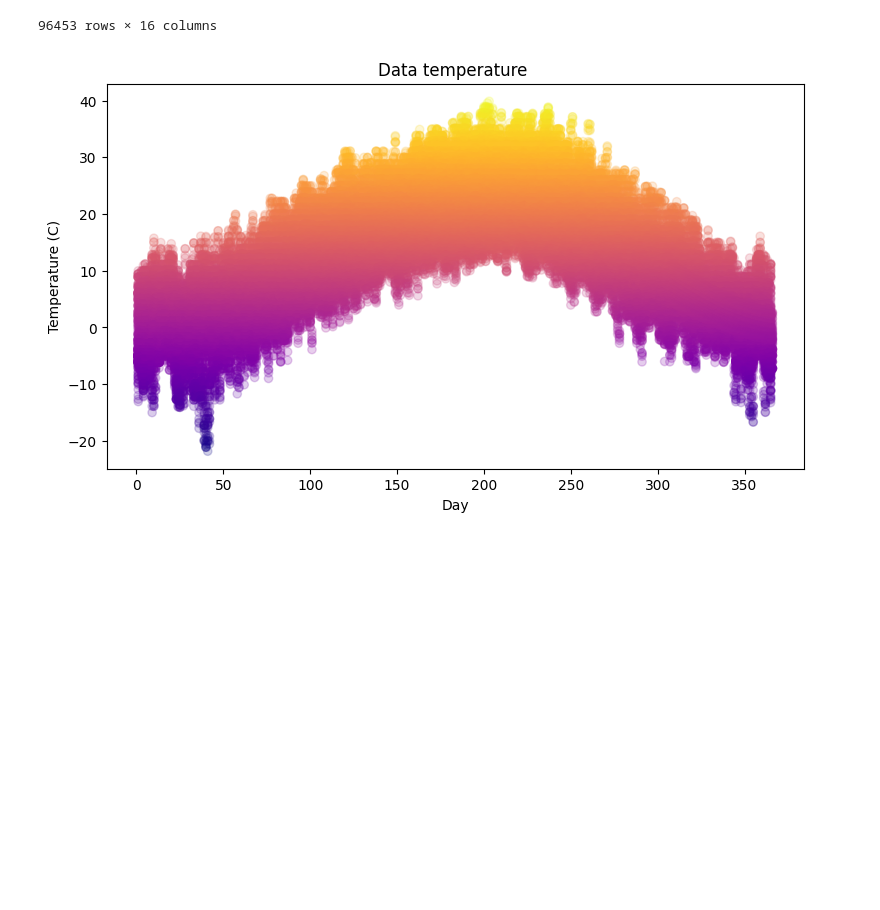
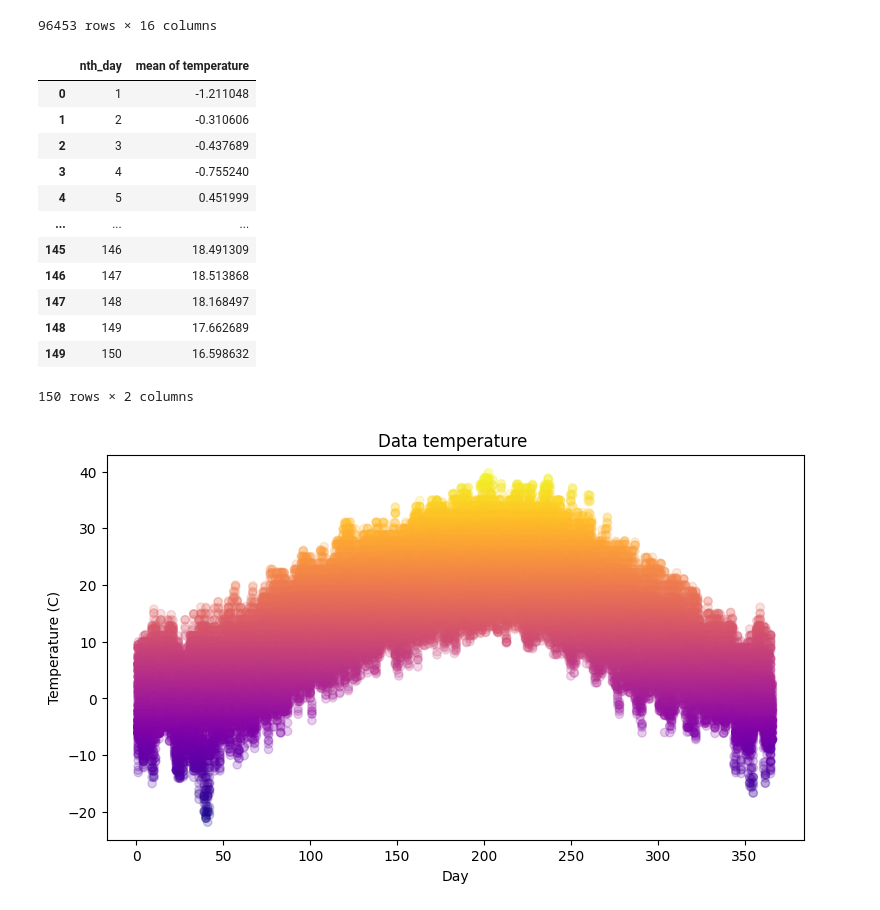
Before and after one commit to Kiana-Jahanshid/PyLearn_MachineLearning, a Jupyter notebook: Assignment_47_perceptron/weather history/weather.ipynb, the cells around one changed output. Saved outputs shown, nothing was run; the diff lists cells and outputs as text; code cells hidden in the pictures; blank space fills up the shorter version.

```diff
--- a/Assignment_47_perceptron/weather history/weather.ipynb
+++ b/Assignment_47_perceptron/weather history/weather.ipynb
@@ -87,6 +87,24 @@ df
 | 96451 | 89722 | 2016-12-31 13:00:00.000 +0100 | Mostly Cloudy | rain | 2.622222 | -0.983333 | 0.83 | ... |
 | 96452 | 89716 | 2016-12-31 07:00:00.000 +0100 | Mostly Cloudy | snow | -1.655556 | -5.350000 | 0.91 | ... |
 96453 rows × 16 columns
+# %%
+new_df = df.copy()
+new_df["mean of temperature"] = new_df["Temperature (C)"]
+new_df.groupby("nth_day")["mean of temperature"].mean().reset_index().head(150)
+# %% [output]
+|  | nth_day | mean of temperature |
+| 0 | 1 | -1.211048 |
+| 1 | 2 | -0.310606 |
+| 2 | 3 | -0.437689 |
+| 3 | 4 | -0.755240 |
+| 4 | 5 | 0.451999 |
+| ... | ... | ... |
+| 145 | 146 | 18.491309 |
+| 146 | 147 | 18.513868 |
+| 147 | 148 | 18.168497 |
+| 148 | 149 | 17.662689 |
+| 149 | 150 | 16.598632 |
+150 rows × 2 columns
 # %%
 plt.figure(figsize=(9,5))
 
```
Also changed, not shown: parts of 4 cells of this notebook, 1 other file.
